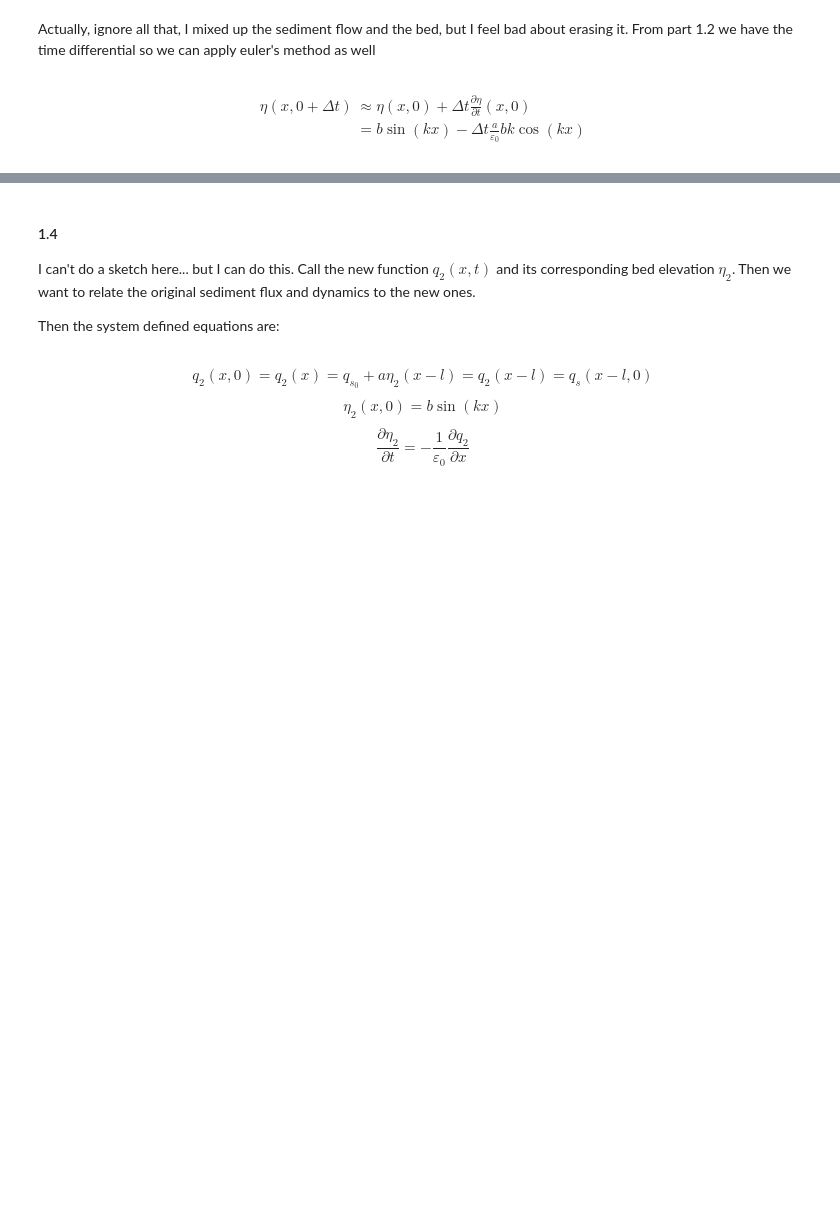
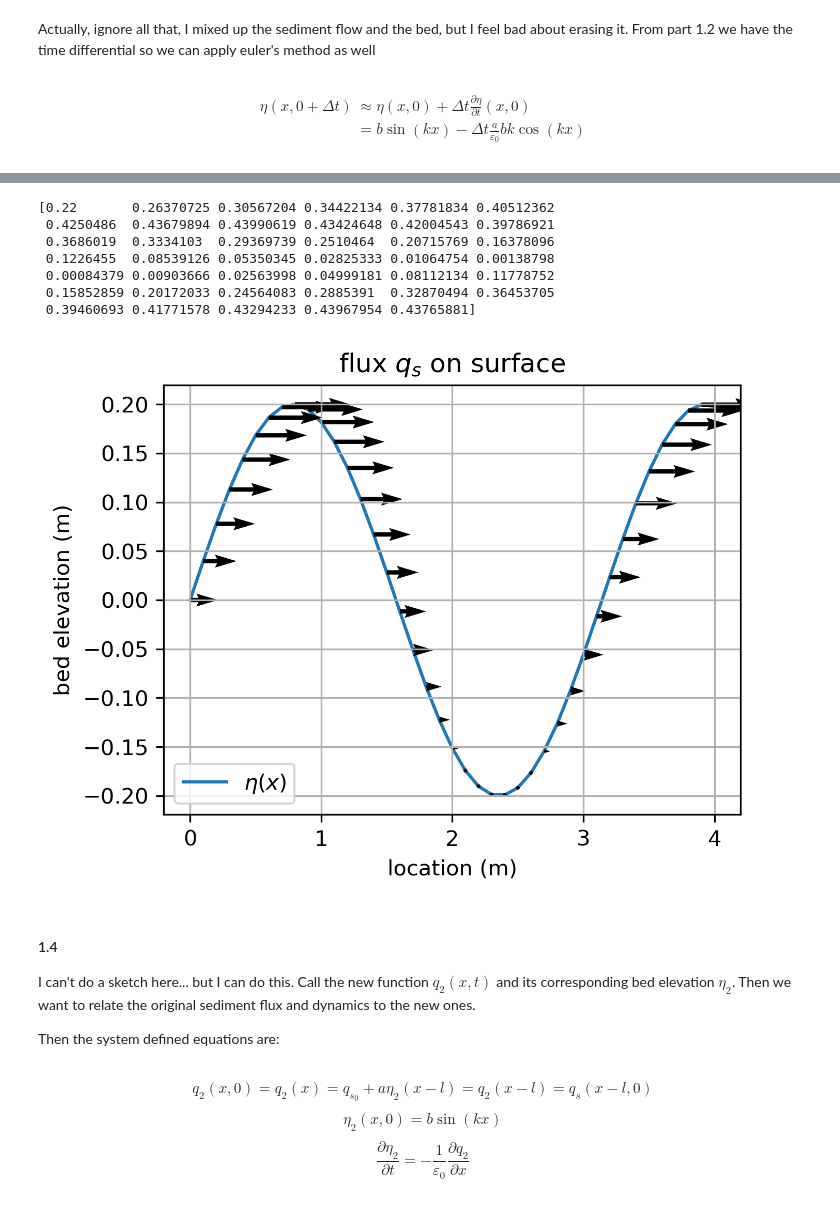
Before and after one commit to isamarcortes/Depositional_Mechanics, a Jupyter notebook: PS1.ipynb, the cells around one changed output, grey strips where cells are left out. Drawn from its saved outputs; the diff is of its cells as text; code cells hidden in the pictures; blank space fills up the shorter version.

```diff
--- a/PS1.ipynb
+++ b/PS1.ipynb
@@ -110,3 +94,29 @@ ValueError: Argument V has a size 41 which does not match 82, the number of arro
+# %%
+#now with a plot of the flow on top
+plt.style.use("default");
+fig2, ax2= plt.subplots(figsize=[4.8, 3.6],dpi=300);
+ax2.plot(x,n[0],label="$\eta (x)$",zorder=0);
+y_dummy=x*0;
+q=q0+a*n[0];
+print(q);
+ax2.quiver(x,n[0],q,y_dummy,zorder=1);
+
+# style of the plot
+ax2.set_xlabel("location (m)");
+ax2.set_ylabel("bed elevation (m)");
+ax2.set_title("flux $q_s$ on surface");
+ax2.legend();
+ax2.grid(True);
+plt.show();
+# %% [output]
+[0.22       0.26370725 0.30567204 0.34422134 0.37781834 0.40512362
+ 0.4250486  0.43679894 0.43990619 0.43424648 0.42004543 0.39786921
+ 0.3686019  0.3334103  0.29369739 0.2510464  0.20715769 0.16378096
+ 0.1226455  0.08539126 0.05350345 0.02825333 0.01064754 0.00138798
+ 0.00084379 0.00903666 0.02563998 0.04999181 0.08112134 0.11778752
+ 0.15852859 0.20172033 0.24564083 0.2885391  0.32870494 0.36453705
+ 0.39460693 0.41771578 0.43294233 0.43967954 0.43765881]
+[figure, added]
 # %% [markdown]
 #### 1.4
 I can't do a sketch here... but I can do this. Call the new function $q_2(x,t)$ and its corresponding bed elevation $\eta_2$. Then we want to relate the original sediment flux and dynamics to the new ones.
```
Also changed, not shown: parts of 4 cells of this notebook.
